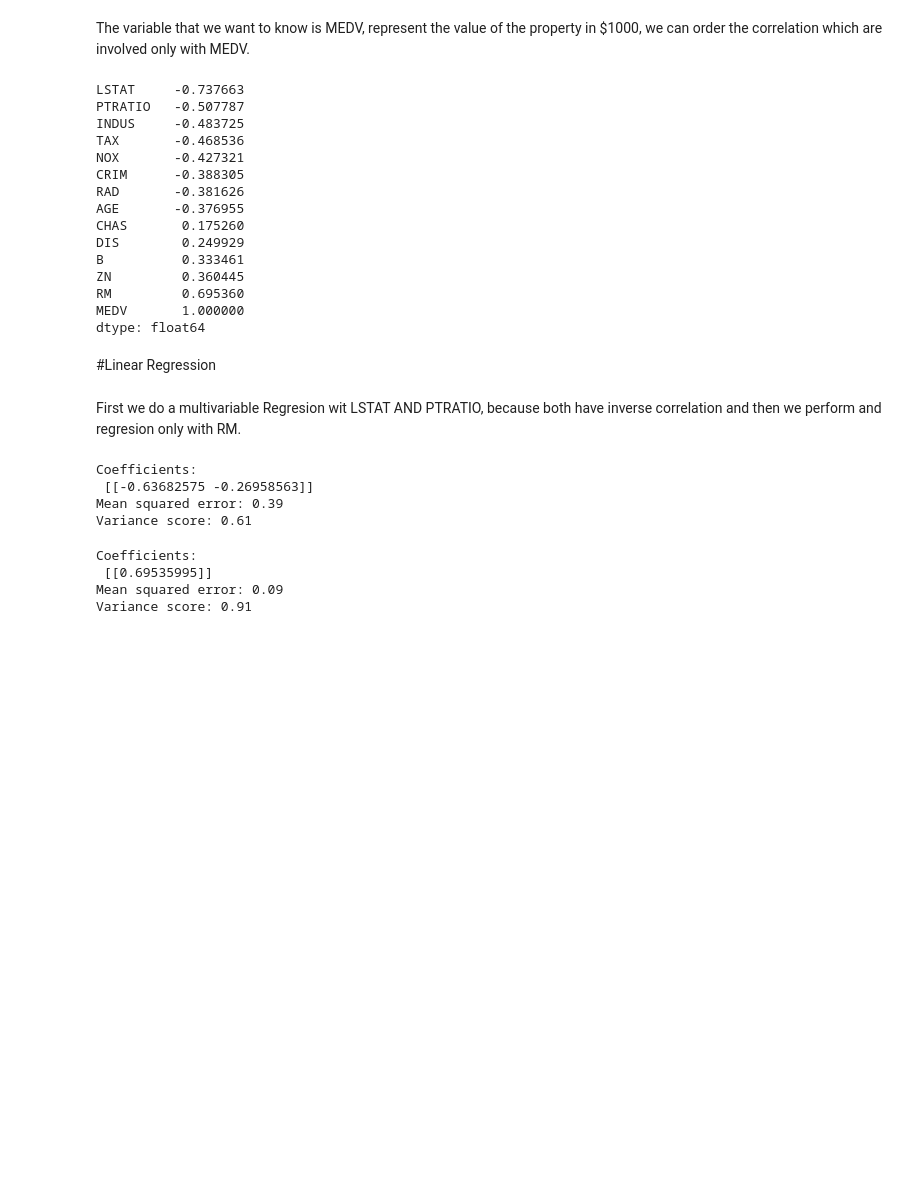
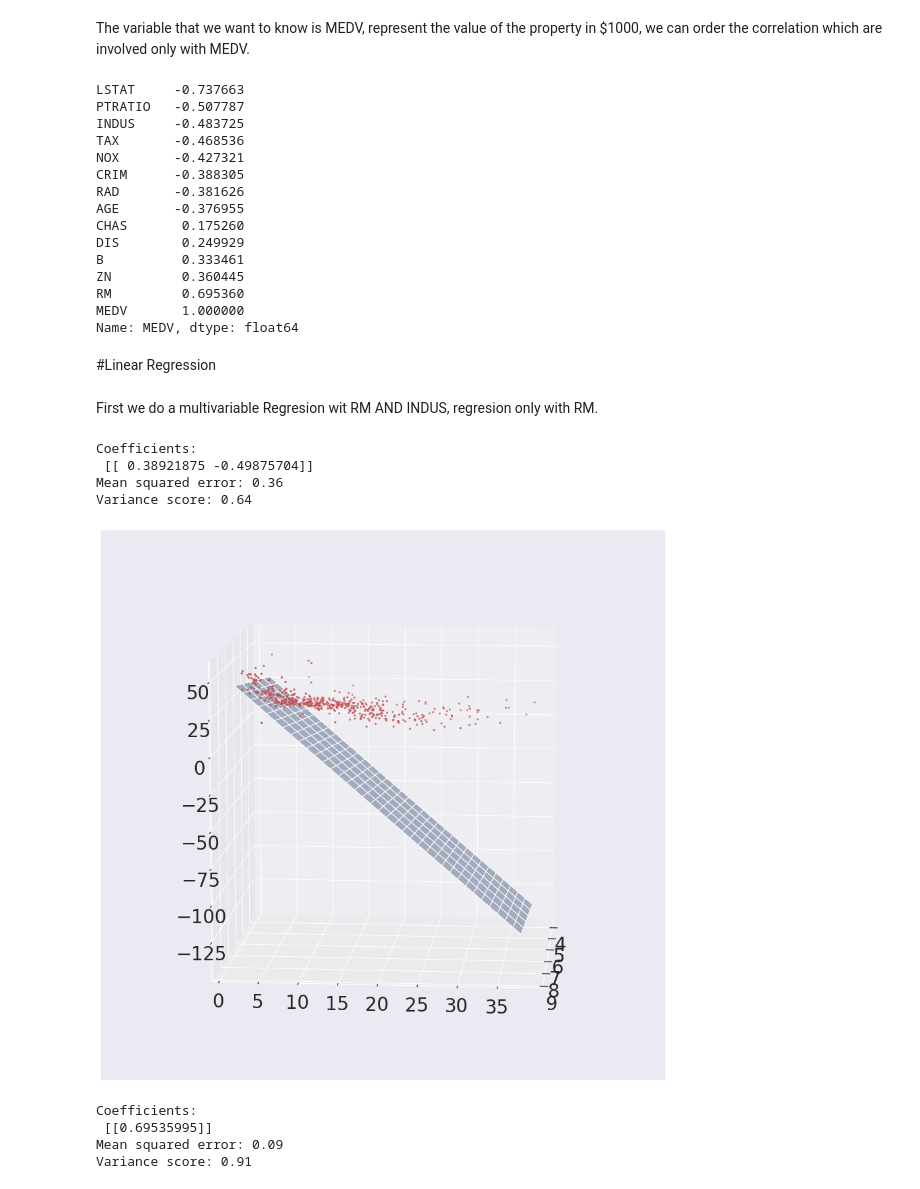
Before and after one commit to Alan-Hans/Portafolio-DataScientist, a Jupyter notebook: LinearRegresionProject.ipynb, the cells around one changed output. Cells and saved outputs as stored; diff of their text form; code cells hidden in the pictures; blank space fills up the shorter version.

```diff
--- a/LinearRegresionProject.ipynb
+++ b/LinearRegresionProject.ipynb
@@ -44,7 +44,7 @@ sns.heatmap(cm, cbar=True, annot=True,yticklabels=cols,xticklabels=cols)
 The variable that we want to know is MEDV, represent the value of the property in $1000, we can order the correlation which are involved only with MEDV.
 # %%
 correlation_mat = df.corr()
-corr_values['MEDV'].sort_values(kind="quicksort")
+correlation_mat['MEDV'].sort_values(kind="quicksort")
 # %% [output]
 LSTAT     -0.737663
 PTRATIO   -0.507787
@@ -60,20 +60,20 @@ B          0.333461
 ZN         0.360445
 RM         0.695360
 MEDV       1.000000
-dtype: float64
+Name: MEDV, dtype: float64
 # %%
 According to the correlation list values, we going to put our attention in LSTAT, RM and PTRATIO. The 3 variables that have more impact in MEDV.
 # %% [markdown]
 #Linear Regression
 # %% [markdown]
-First we do a multivariable Regresion wit LSTAT AND PTRATIO, because both have inverse correlation and then we perform and regresion only with RM.
+First we do a multivariable Regresion wit RM AND INDUS, regresion only with RM.
 # %%
 from sklearn.preprocessing import StandardScaler
 from sklearn.linear_model import LinearRegression
 from sklearn.metrics import mean_squared_error, r2_score
 
 
-X = df[['LSTAT','PTRATIO']]
+X = df[['RM','LSTAT']]
 y = df['MEDV'].values.reshape(-1, 1)
 
 sc_x = StandardScaler()
@@ -93,9 +93,36 @@ print("Mean squared error: %.2f" % mean_squared_error(y_std, z_pred))
 print('Variance score: %.2f' % r2_score(y_std, z_pred))
 # %% [output]
 Coefficients:
- [[-0.63682575 -0.26958563]]
-Mean squared error: 0.39
-Variance score: 0.61
+ [[ 0.38921875 -0.49875704]]
+Mean squared error: 0.36
+Variance score: 0.64
+# %%
+import matplotlib.pyplot as plt
+from mpl_toolkits.mplot3d import *
+import numpy as np
+
+#Plain definition
+x1_range = np.arange(df['RM'].min(),df['RM'].max())
+x2_range = np.arange(df['LSTAT'].min(),df['LSTAT'].max())
+
+X1, X2 = np.meshgrid(x1_range,x2_range)
+
+plano = pd.DataFrame({'RM': X1.ravel(), 'LSTAT': X2.ravel()})
+pred = slr.predict(plano).reshape(X1.shape)
+pred = sc_y.inverse_transform(pred)
+
+
+fig = plt.figure(figsize=(15,15))
+
+ax = fig.gca(projection='3d')
+ax.plot_surface(X1,X2,pred, alpha= 0.4)
+
+ax.scatter3D(df['RM'],df['LSTAT'],df['MEDV'], color = 'R', marker = '.')
+ax.view_init(elev=10, azim=5)
+
+#plt.show()
+# %% [output]
+[figure, added]
 # %%
 
 
```
Also changed, not shown: parts of 3 cells of this notebook.
